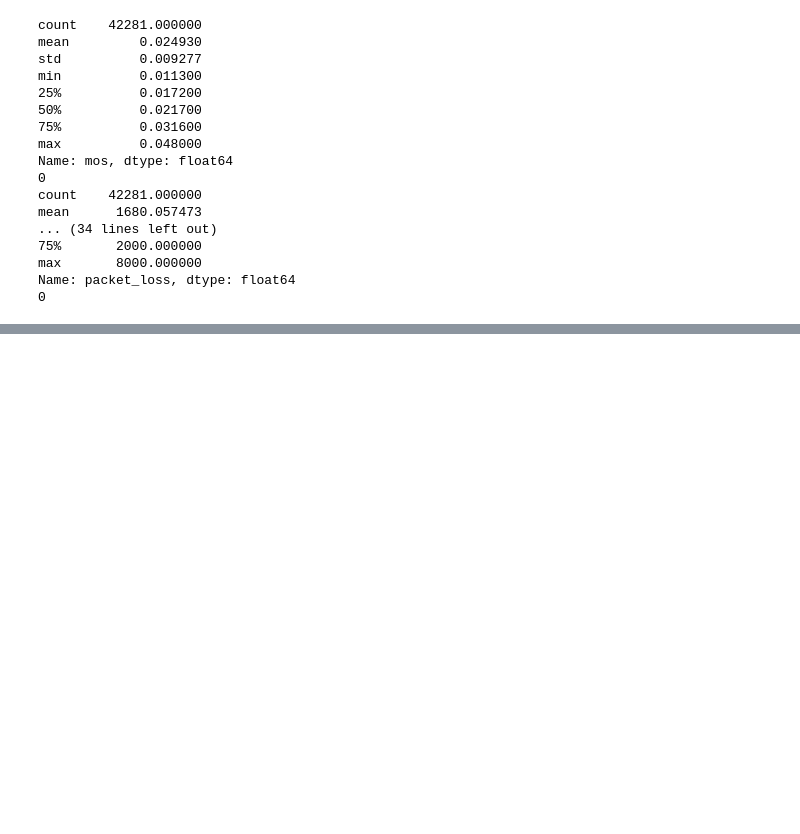
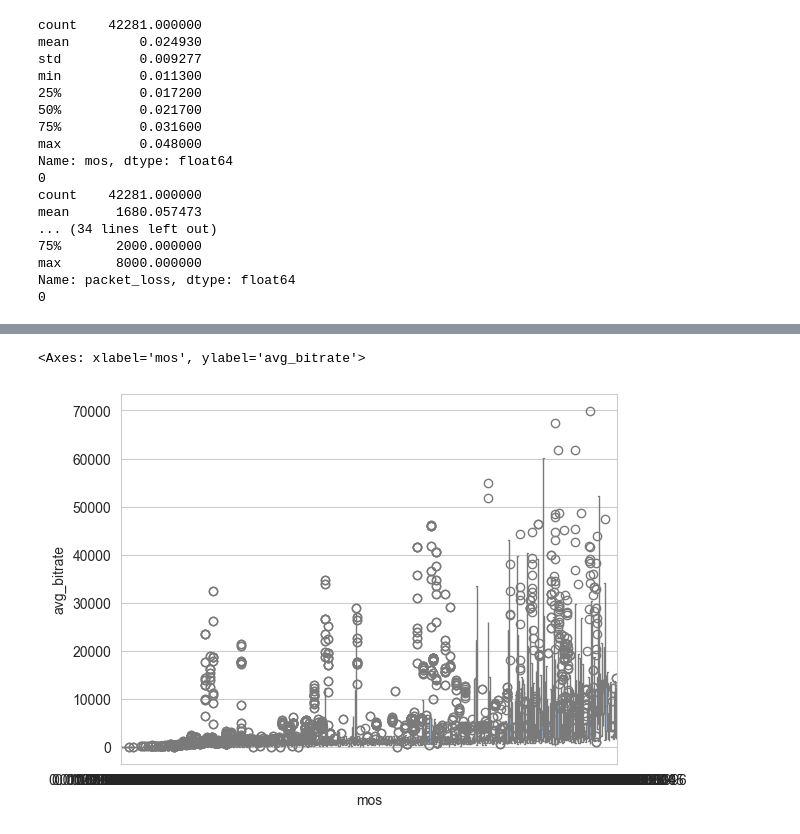
Before and after one commit to zazou-git86/MOS_QOE_Selenium, a Jupyter notebook: MOS_QOE_Selenium.ipynb, the cells around one changed output, grey strips where cells are left out. Saved outputs shown, nothing was run; the diff lists cells and outputs as text; code cells hidden in the pictures; blank space fills up the shorter version.

```diff
--- a/MOS_QOE_Selenium.ipynb
+++ b/MOS_QOE_Selenium.ipynb
@@ -120,0 +187,5 @@ Name: packet_loss, dtype: float64
+# %%
+sns.boxplot(x='mos', y='avg_bitrate', data=data)
+# %% [output]
+<Axes: xlabel='mos', ylabel='avg_bitrate'>
+[figure, added]
```
Also changed, not shown: parts of 16 cells of this notebook.
